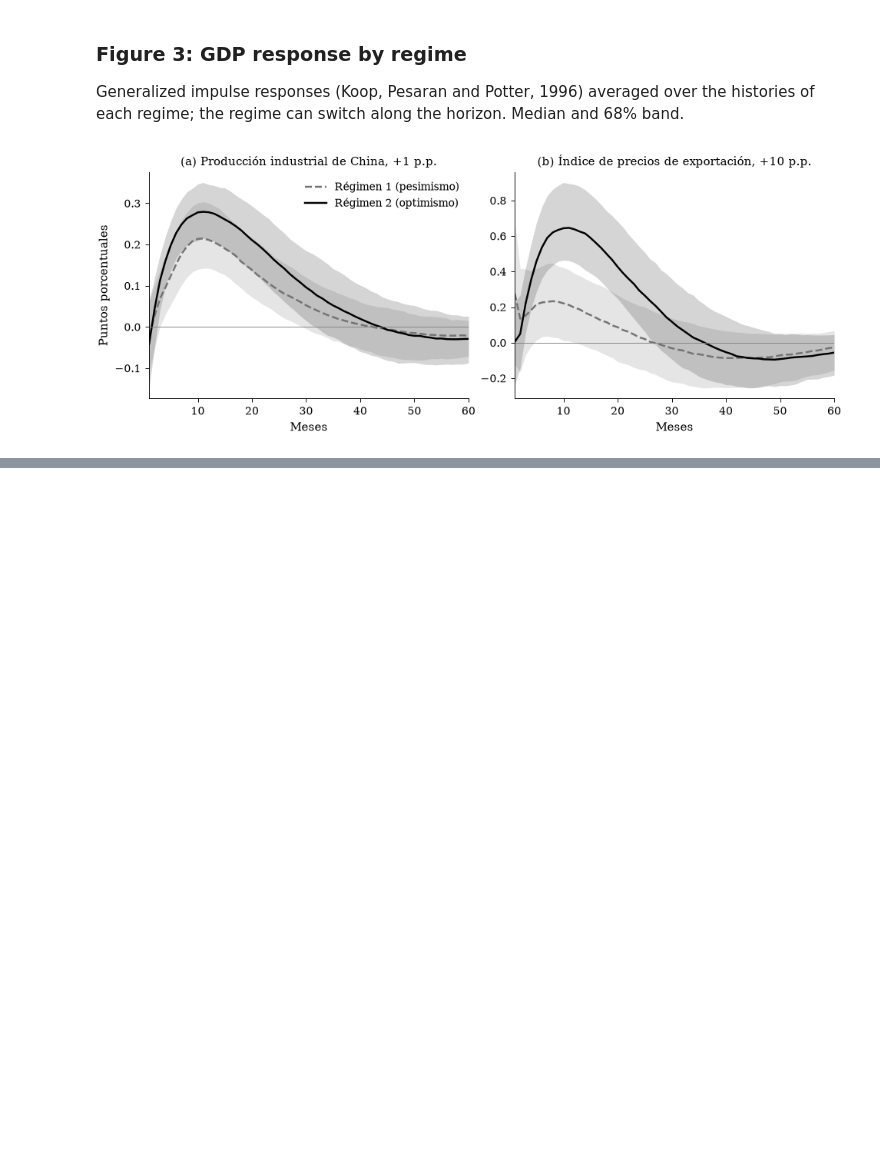
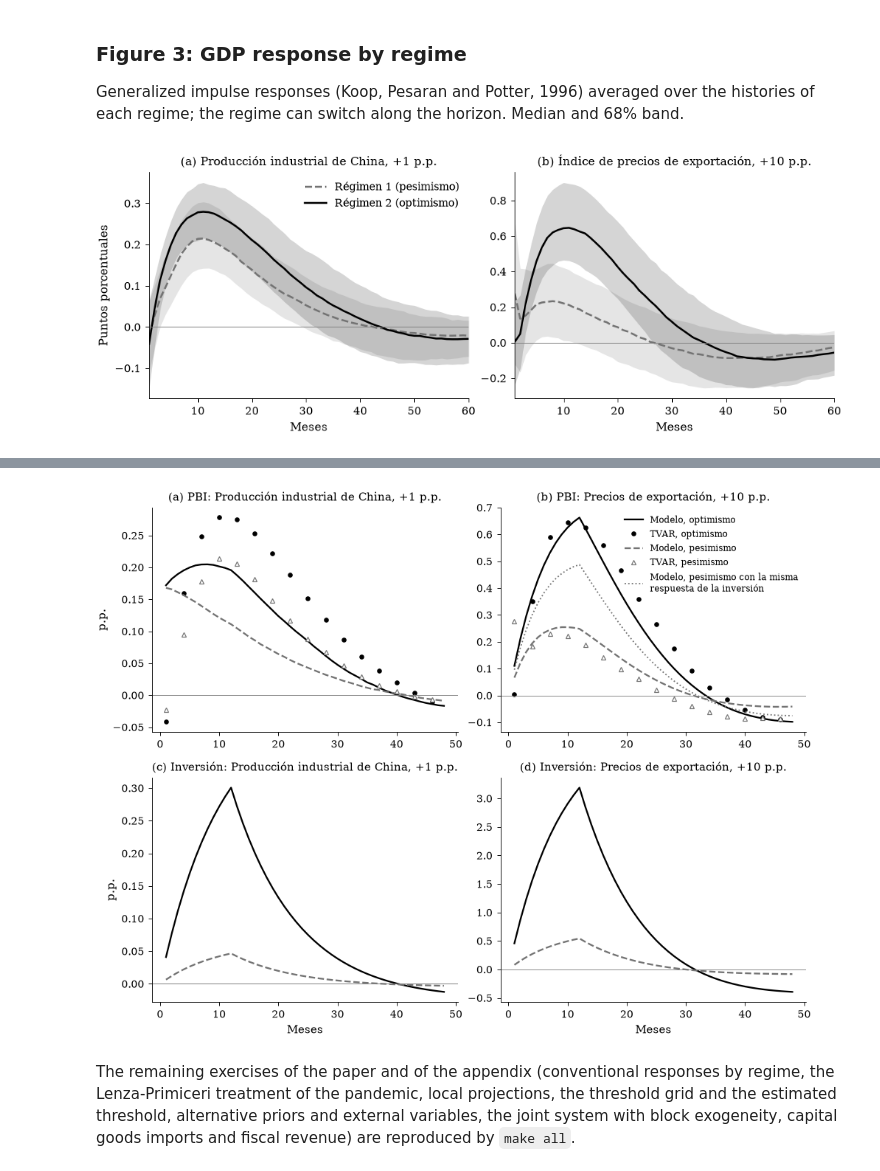
Before and after one commit to RenatoVassallo/tvar_external_shocks, a Jupyter notebook: notebooks/replication.ipynb, the cells around one changed output, grey strips where cells are left out. Cells and saved outputs as stored; diff of their text form; code cells hidden in the pictures; blank space fills up the shorter version.

```diff
--- a/notebooks/replication.ipynb
+++ b/notebooks/replication.ipynb
@@ -152,0 +146,14 @@ The transmission of external demand is the same in both regimes in every specifi
+# %%
+s = cfg["structural"]
+paths, targets = {}, {}
+for name, spec in specs.items():
+    for reg in ("pesimismo", "optimismo"):
+        median_ext = np.median(resp[name][reg], axis=0)[:, 0] / spec.shock     # external variable, per unit of shock
+        paths[(name, reg)] = structural.level_from_yoy(median_ext)
+        targets[(name, reg)] = float(pass_through(resp[name][reg], spec, [12]).loc[12, "p50"])
+sm = structural.Structural()
+cal, err = structural.calibrate(sm, paths, s["fixed"], targets)
+print("calibrated:", {k: round(v, 3) for k, v in cal.items()}, f"| max moment error = {err:.1e}")
+table, irfs = structural.summary(sm, paths, s["fixed"], cal, g["pass_through"][:2])
+(table[(table["version"] == "modelo") & (table["variable"].isin(["y", "i", "rev"]))]
+ .pivot_table(index=["shock", "regime"], columns=["variable", "H"], values="pass_through").round(2))
@@ -152,0 +173,32 @@ The transmission of external demand is the same in both regimes in every specifi
+# %%
+horizon = 48
+h = np.arange(1, horizon + 1)
+titles = {"chn": "Producción industrial de China, +1 p.p.", "ipx": "Precios de exportación, +10 p.p."}
+with plt.rc_context(STYLE):
+    fig, axes = plt.subplots(2, 2, figsize=(9, 7))
+    for j, shock in enumerate(("chn", "ipx")):
+        k = specs[shock].variables.index("g_gdp")
+        ax = axes[0, j]
+        for reg in ("optimismo", "pesimismo"):
+            line, _, ls, _ = REGIME[reg]
+            ax.plot(h, irfs[f"modelo__{shock}__{reg}__y"][:horizon], color=line, ls=ls, lw=1.5, label=f"Modelo, {reg}")
+            med = np.median(resp[shock][reg], axis=0)[:horizon, k]
+            ax.plot(h[::3], med[::3], ls="none", marker="o" if reg == "optimismo" else "^", ms=3.5,
+                    mfc="white" if reg == "pesimismo" else "0", mec=line, mew=0.8, label=f"TVAR, {reg}")
+        if shock == "ipx":
+            ax.plot(h, irfs[f"misma_respuesta__{shock}__pesimismo__y"][:horizon], color="0.45", ls=":", lw=1.2,
+                    label="Modelo, pesimismo con la misma\nrespuesta de la inversión")
+        _zero(ax); ax.set_title(f"({'ab'[j]}) PBI: {titles[shock]}")
+        ax = axes[1, j]
+        for reg in ("optimismo", "pesimismo"):
+            line, _, ls, _ = REGIME[reg]
+            ax.plot(h, irfs[f"modelo__{shock}__{reg}__i"][:horizon], color=line, ls=ls, lw=1.5)
+        _zero(ax); ax.set_title(f"({'cd'[j]}) Inversión: {titles[shock]}"); ax.set_xlabel("Meses")
+    axes[0, 0].set_ylabel("p.p."); axes[1, 0].set_ylabel("p.p.")
+    axes[0, 1].legend(loc="upper right", fontsize=8)
+    fig.tight_layout()
+plt.show()
+# %% [output]
+[figure, added]
+# %% [markdown]
+The remaining exercises of the paper and of the appendix (conventional responses by regime, the Lenza-Primiceri treatment of the pandemic, local projections, the threshold grid and the estimated threshold, alternative priors and external variables, the joint system with block exogeneity, capital goods imports and fiscal revenue) are reproduced by `make all`.
```
Also changed, not shown: parts of 14 cells of this notebook, 1 other file.
